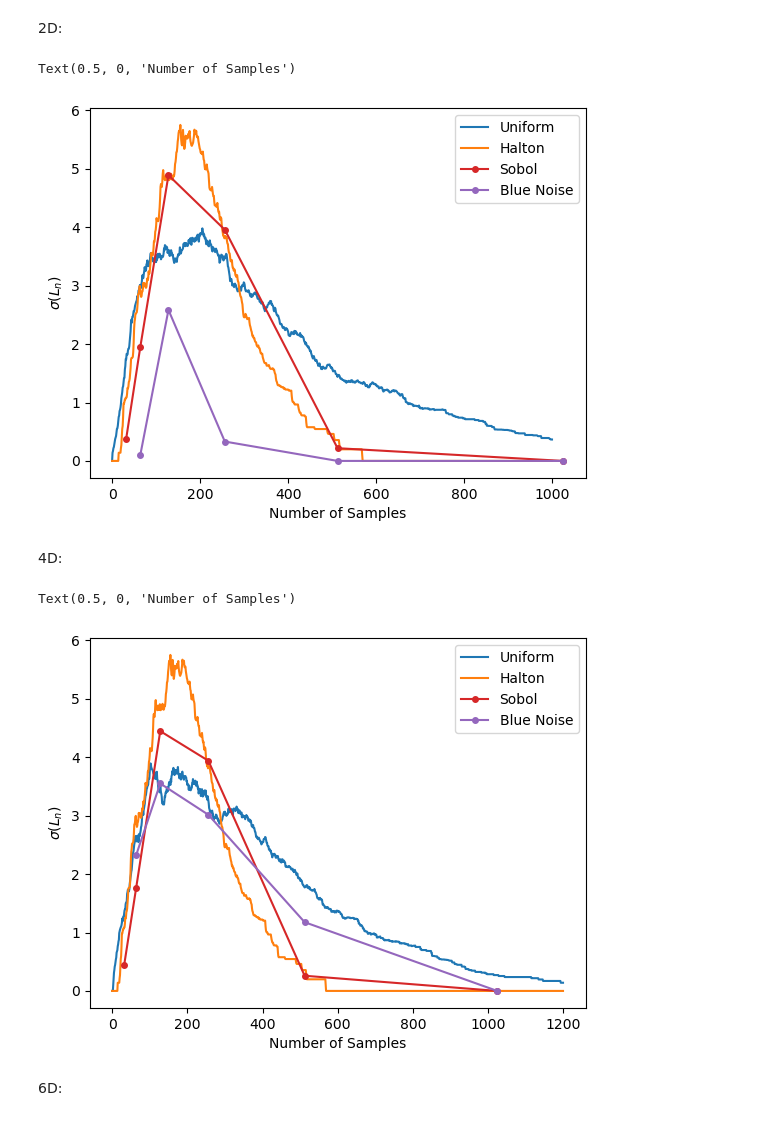
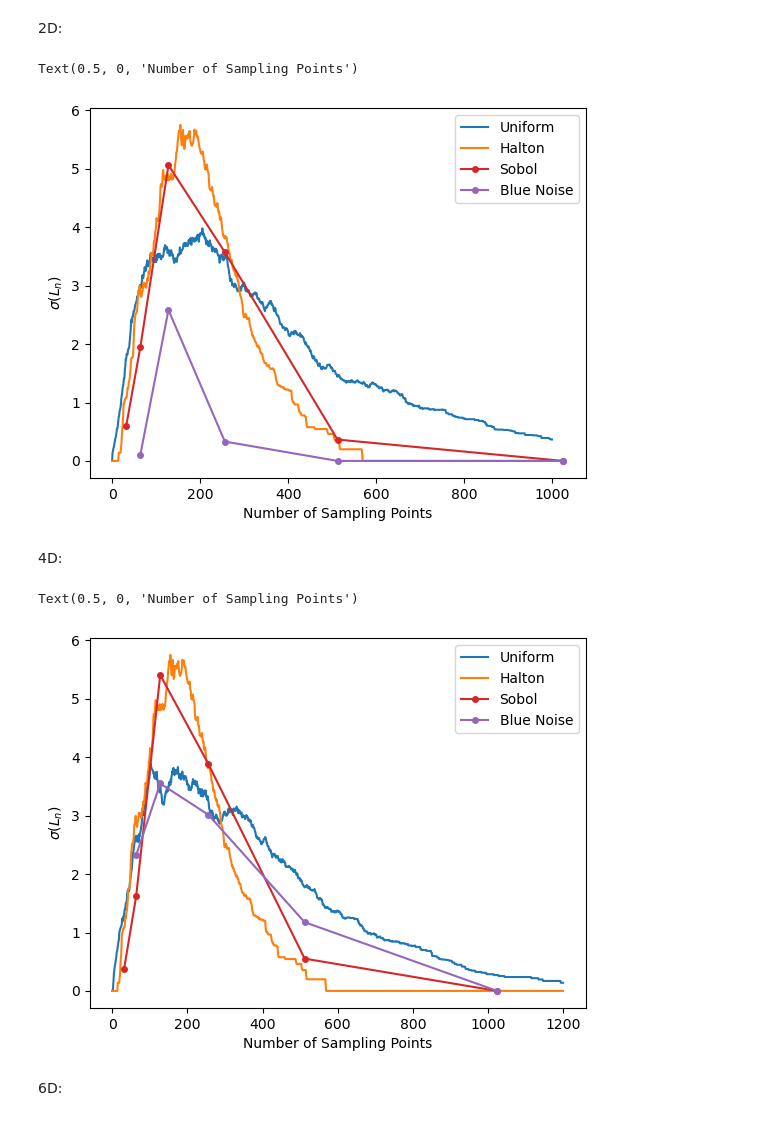
Before and after one commit to Gautam-Chauhan/MSc-Thesis, a Jupyter notebook: scenario_2.ipynb, the cells around one changed output. Saved outputs shown, nothing was run; the diff lists cells and outputs as text; code cells hidden in the pictures.

Commit message:
Reran scenario_2 code slightly changing the way the seed is used in Sobol

```diff
--- a/scenario_2.ipynb
+++ b/scenario_2.ipynb
@@ -732,7 +733,7 @@ runs = 100
 seed = 1
 p=12
 
-iid_counts_experiment_5 = np.empty((max(all_dimensions),runs,num_points))
+iid_counts_experiment_5 = np.empty((max(all_dimensions)-1,runs,num_points))
 
 for dimensions in all_dimensions:
 
@@ -768,7 +769,7 @@ runs = 100
 seed = 1
 p=12
 
-iid_counts_experiment_5 = np.empty((max(all_dimensions),runs,num_points))
+iid_counts_experiment_5 = np.empty((max(all_dimensions)-1,runs,num_points))
 all_samples_by_region = []
 
 for dimensions in all_dimensions:
@@ -795,7 +796,7 @@ runs = 100
 seed = 1
 p = 12
 
-halton_counts_experiment_5 = np.empty((max(all_dimensions),runs,num_points))
+halton_counts_experiment_5 = np.empty((max(all_dimensions)-1,runs,num_points))
 
 for dimensions in all_dimensions:
 
@@ -815,15 +816,16 @@ all_dimensions = [2,3,4,5,6,7,8,9,10]
 sample_sizes = [2**5, 2**6, 2**7, 2**8, 2**9, 2**10, 2**11, 2**12, 2**13, 2**14, 2**15]
 runs = 100
 p = 12
+seed=1
 
-sobol_counts_experiment_5 = np.empty((max(all_dimensions),runs,len(sample_sizes)))
+sobol_counts_experiment_5 = np.empty((max(all_dimensions)-1,runs,len(sample_sizes)))
 
 for dimensions in all_dimensions:
 
     # Generate point set
     lower_bounds = np.full(dimensions,0)
     upper_bounds = np.full(dimensions,1)
-    sample_points = sobol_sample(sample_sizes,dimensions,runs,lower_bounds,upper_bounds)
+    sample_points = sobol_sample(sample_sizes,dimensions,runs,lower_bounds,upper_bounds,seed)
 
     # Count linear region using those point sets and assign to the appropriate part of iid_counts
     unique_counts, samples_by_region = experiment_5(sample_points,p,dimensions,runs,mode="offline")
@@ -983,24 +972,24 @@ plt.plot(sobol_sample_sizes[:6],np.sqrt(sobol_variances_experiment_5[0][:6]),col
 plt.plot(blue_noise_sample_sizes[:5],np.sqrt(blue_noise_variances_experiment_5[0][:5]),color="tab:purple",label="Blue Noise",marker="o",markersize=4)
 plt.legend()
 plt.ylabel(r"$\sigma(L_n)$")
-plt.xlabel("Number of Samples")
+plt.xlabel("Number of Sampling Points")
 # %% [output]
-Text(0.5, 0, 'Number of Samples')
+Text(0.5, 0, 'Number of Sampling Points')
-[figure, old version]
+[figure, new version]
 # %% [markdown]
 4D:
 # %%
 x = np.arange(1200)
 plt.plot(x,np.sqrt(uniform_variances_experiment_5[2,:1200]),color="tab:blue",label="Uniform")
 plt.plot(x,np.sqrt(halton_variances_experiment_5[2,:1200]),color="tab:orange",label="Halton")
 plt.plot(sobol_sample_sizes[:6],np.sqrt(sobol_variances_experiment_5[2,:6]),color="tab:red",label="Sobol",marker="o",markersize=4)
 plt.plot(blue_noise_sample_sizes[:5],np.sqrt(blue_noise_variances_experiment_5[2,:5]),color="tab:purple",label="Blue Noise",marker="o",markersize=4)
 plt.legend()
 plt.ylabel(r"$\sigma(L_n)$")
-plt.xlabel("Number of Samples")
+plt.xlabel("Number of Sampling Points")
 # %% [output]
-Text(0.5, 0, 'Number of Samples')
+Text(0.5, 0, 'Number of Sampling Points')
-[figure, old version]
+[figure, new version]
 # %% [markdown]
 6D:
 # %%
```
Also changed, not shown: parts of 9 cells of this notebook.
